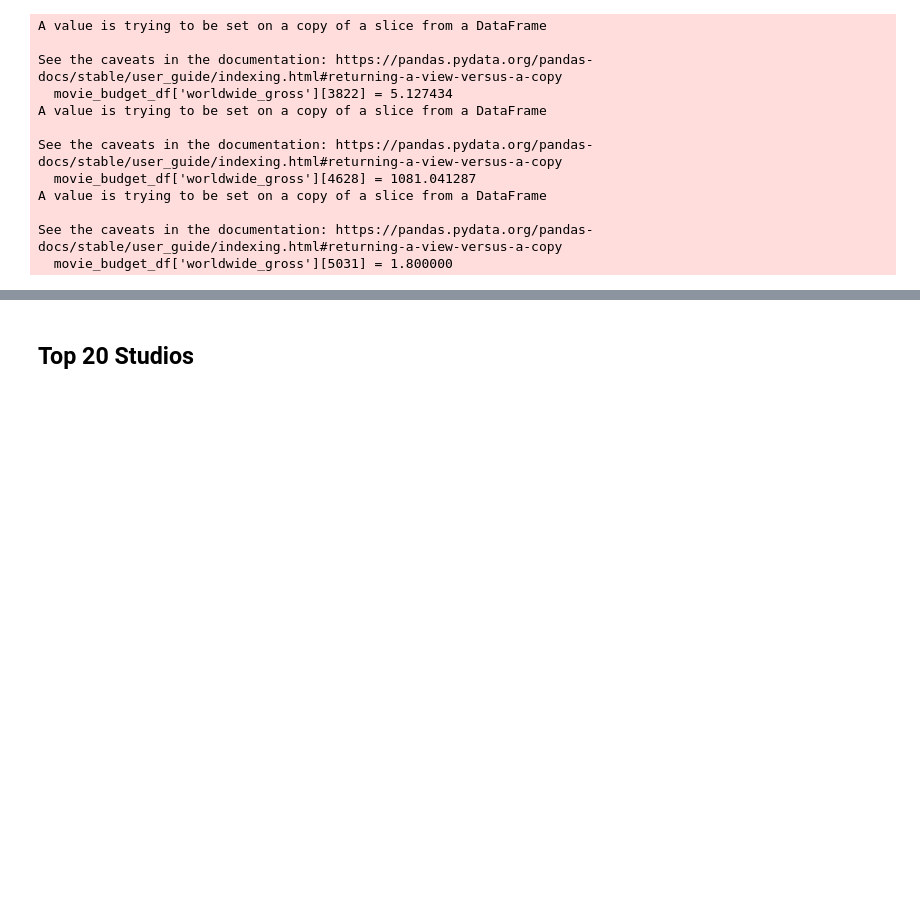
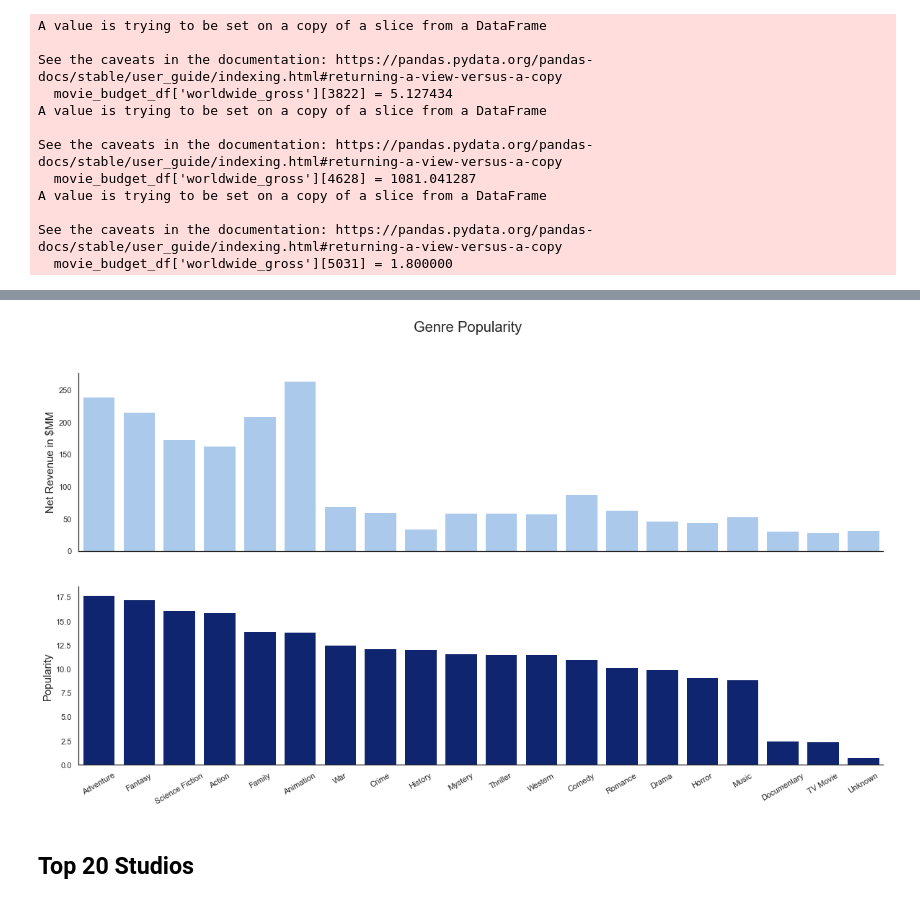
Before and after one commit to Meir-Alelov/Movie-Data-Analysis-and-Recs, a Jupyter notebook: Final_notebook.ipynb, the cells around one changed output, grey strips where cells are left out. Saved outputs shown, nothing was run; the diff lists cells and outputs as text; code cells hidden in the pictures; blank space fills up the shorter version.

```diff
--- a/Final_notebook.ipynb
+++ b/Final_notebook.ipynb
@@ -503,10 +518,10 @@ tmdb_genre= {28: 'Action',
 # %%
 genre_names_lists=[]
 idx = 0
-for genre_list in tmdb_movies_df['genre_ids']:
+for genre_list in tmdb_tn_df['genre_ids']:
     genre_list = genre_list.split(', ')
     genre_names=[]
     genre_names = [tmdb_genre[int(genre_id)] for genre_id in genre_list]
     genre_names_lists.append(genre_names)
-tmdb_movies_df['genre_names'] = genre_names_lists
+tmdb_tn_df['genre_names'] = genre_names_lists
 # %%
@@ -515,0 +536,5 @@ tmdb_movies_df.head()
+# %%
+#Create columns with genre names with boolean values. True if movie falls under that genre.
+for genre in tmdb_genre_list:
+    tmdb_tn_df[genre]=[True if genre in movie else False for movie in tmdb_tn_df['genre_names']]
+tmdb_tn_df.info()
@@ -516,3 +577,33 @@ tmdb_movies_df.head()
+# %%
+genre_popularity_ds = pd.DataFrame.from_dict(genre_popularity, orient = 'index')
+genre_net_revenue_ds = pd.DataFrame.from_dict(genre_net_revenue, orient = 'index')
+# %%
+genre_popularity_ds = genre_popularity_ds.sort_values(by= 0, ascending = False)
+genre_net_revenue_ds = genre_net_revenue_ds.reindex(index=genre_popularity_ds.index)
+# %%
+
+
+# Initialize the matplotlib figure
+fig, ax = plt.subplots(nrows=2,ncols=1,figsize=(20,10), sharex=True)
+sns.set_theme(style="white")
+
+# Plot the total crashes
+sns.set_color_codes("dark")
+sns.barplot(x=genre_popularity_ds.index, y=genre_popularity_ds[0],
+            color="b", ax =ax[1])
+ax[1].set_ylabel ('Popularity',fontsize = 15)
+sns.set_color_codes("pastel")
+sns.barplot(x=genre_net_revenue_ds.index, y=genre_net_revenue_ds[0],
+            color="b", ax =ax[0])
+ax[0].set_ylabel ('Net Revenue in $MM',fontsize = 15)
+ax[1].set_xticklabels(ax[1].get_xticklabels(),rotation = 30)
+fig.suptitle("Genre Popularity",fontsize = 20)
+sns.despine()
+plt.savefig('Images/genre.png')
+plt.savefig('Images/genre.jpeg')
+plt.show()
+# %% [output]
+[figure, added]
 # %% [markdown]
 ## Top 20 Studios
 # %% [markdown]
```
Also changed, not shown: parts of 76 cells of this notebook.
